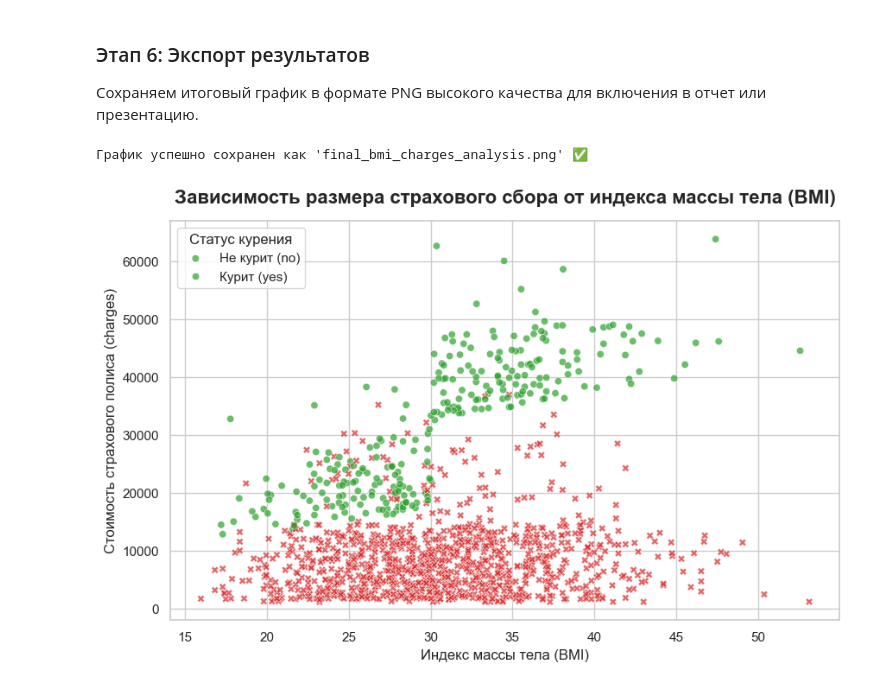
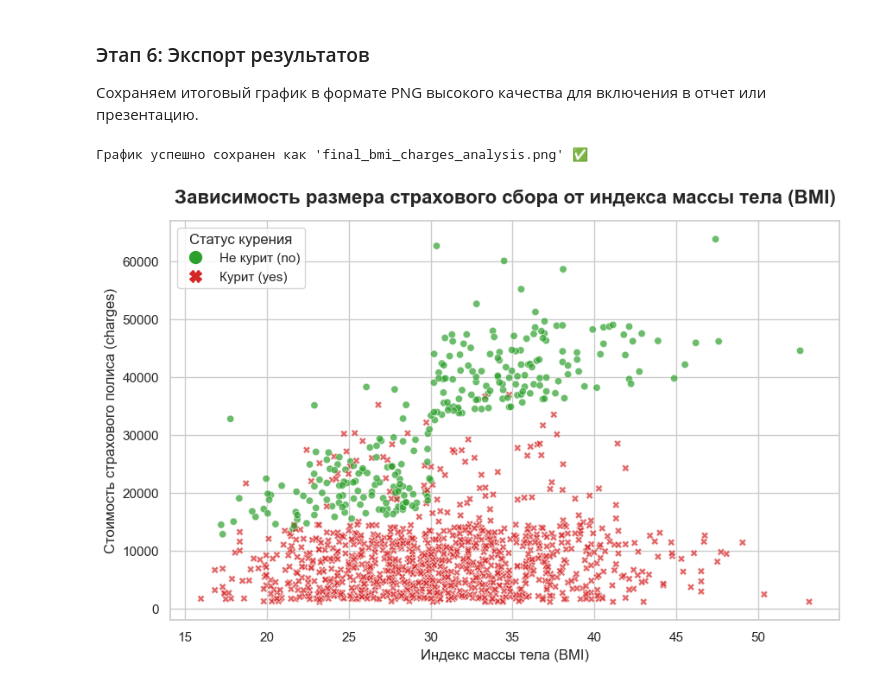
Before and after one commit to riael17/data-analyst_portfolio, a Jupyter notebook: eduson_academy/Case5_Medical_Insurance_data_viz/medical_insurance_analysis.ipynb, the cells around one changed output. Cells and saved outputs as stored; diff of their text form; code cells hidden in the pictures.

```diff
--- a/eduson_academy/Case5_Medical_Insurance_data_viz/medical_insurance_analysis.ipynb
+++ b/eduson_academy/Case5_Medical_Insurance_data_viz/medical_insurance_analysis.ipynb
@@ -161,25 +161,33 @@ plt.show()
 
 Сохраняем итоговый график в формате PNG высокого качества для включения в отчет или презентацию.
 # %%
-# Шаг 17: Экспорт графика с помощью savefig
-# Создаем график заново для сохранения
+# Шаг 17: Экспорт графика с полностью кастомной легендой
 plt.figure(figsize=(10, 6))
 
-sns.scatterplot(
+scatter = sns.scatterplot(
     data=df, x='bmi', y='charges', hue='smoker',
     style='smoker', markers=['o', 'X'], palette=['#2ca02c', '#d62728'], alpha=0.7
 )
 
-# Исправлено: fontweight='bold' вместо 'has'
 plt.title('Зависимость размера страхового сбора от индекса массы тела (BMI)',
           fontsize=16, pad=15, fontweight='bold')
 plt.xlabel('Индекс массы тела (BMI)', fontsize=12)
 plt.ylabel('Стоимость страхового полиса (charges)', fontsize=12)
-plt.legend(title='Статус курения', labels=['Не курит (no)', 'Курит (yes)'])
 
-# Сохраняем график в папку проекта
+# Создаём кастомную легенду с правильными цветами и формами
+from matplotlib.lines import Line2D
+
+legend_elements = [
+    Line2D([0], [0], marker='o', color='#2ca02c', label='Не курит (no)',
+           markerfacecolor='#2ca02c', markersize=10, linestyle='None'),
+    Line2D([0], [0], marker='X', color='#d62728', label='Курит (yes)',
+           markerfacecolor='#d62728', markersize=10, linestyle='None')
+]
+
+plt.legend(handles=legend_elements, title='Статус курения', fontsize=11)
+
 plt.savefig('final_bmi_charges_analysis.png', dpi=300, bbox_inches='tight')
 print("График успешно сохранен как 'final_bmi_charges_analysis.png' ✅")
 # %% [output]
 График успешно сохранен как 'final_bmi_charges_analysis.png' ✅
-[figure, old version]
+[figure, new version]
```
Also changed, not shown: 1 other file.
